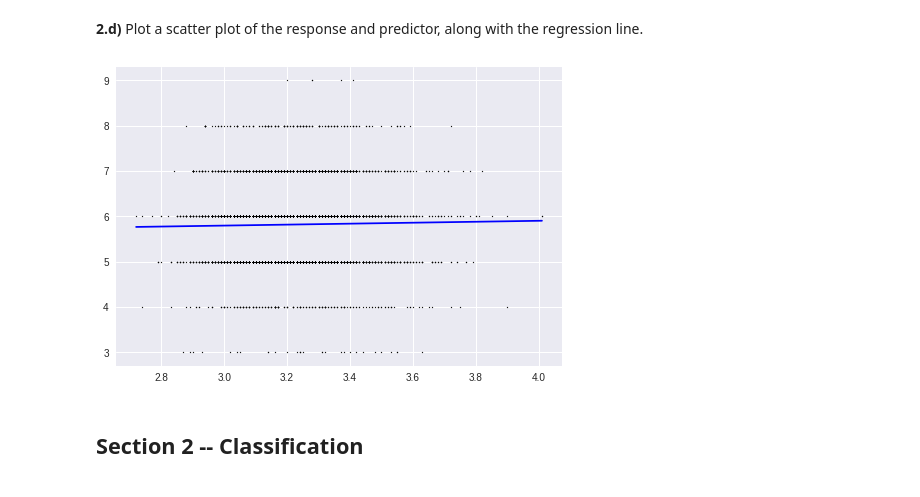
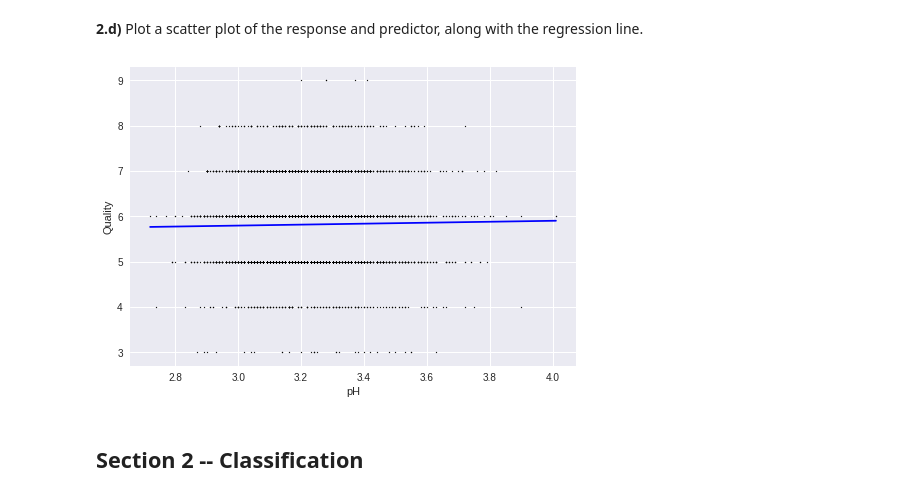
Before and after one commit to VilelaDiogo/AA_Project_G19, a Jupyter notebook: Assignments/Assignment2/Lab2_assignment.ipynb, the cells around one changed output. Saved outputs shown, nothing was run; the diff lists cells and outputs as text; code cells hidden in the pictures.

```diff
--- a/Assignments/Assignment2/Lab2_assignment.ipynb
+++ b/Assignments/Assignment2/Lab2_assignment.ipynb
@@ -115,18 +115,20 @@ Predicted Quality:  33.25140009025156
 # %%
 #initialize and scatter
 plt.style.use('seaborn')
 plt.clf()
 plt.scatter(X, Y, color="black",s=1)
 
 #Get points to draw line
 xfit = np.array([np.amin(X), np.amax(X)])
 yfit = model.predict(xfit.reshape((-1,1)))
 
 #Plot
 plt.plot(xfit, yfit, color = 'blue')
+plt.xlabel("pH")
+plt.ylabel("Quality")
 plt.show()
 # %% [output]
-[figure, old version]
+[figure, new version]
 # %% [markdown]
 ## Section 2 -- Classification
 # %% [markdown]
```
Also changed, not shown: parts of 9 cells of this notebook.
